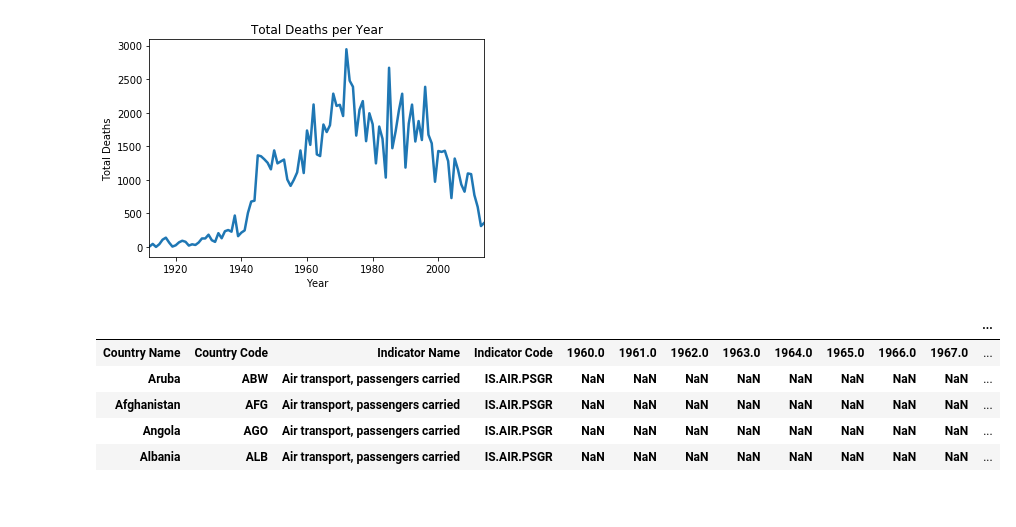
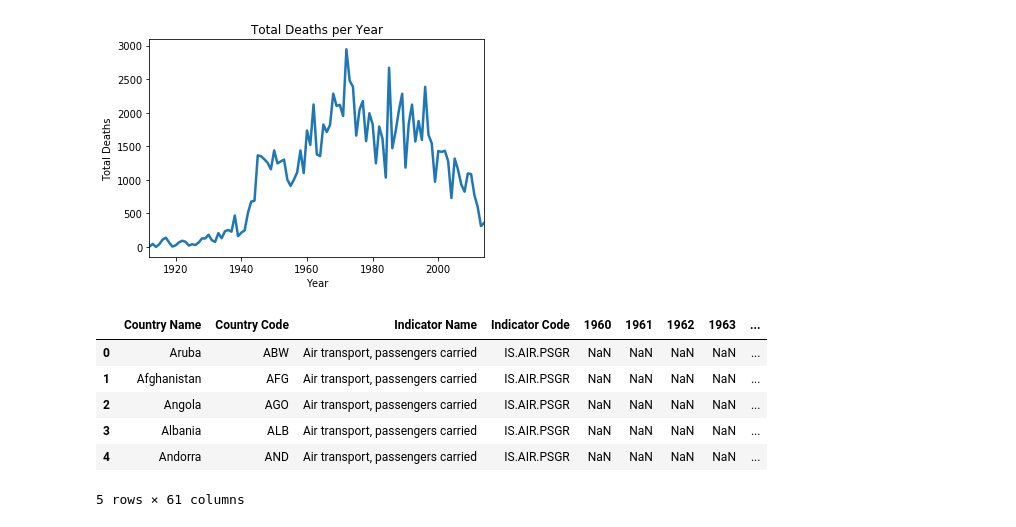
Before and after one commit to franko003/K2_Data_Science, a Jupyter notebook: Introductory_Concepts/scipy-notebooks/2_assignments/Matplotlib-Exercise.ipynb, the cells around one changed output. Drawn from its saved outputs; the diff is of its cells as text; code cells hidden in the pictures.

```diff
--- a/Introductory_Concepts/scipy-notebooks/2_assignments/Matplotlib-Exercise.ipynb
+++ b/Introductory_Concepts/scipy-notebooks/2_assignments/Matplotlib-Exercise.ipynb
@@ -217,15 +217,16 @@ plt.show()
 [figure]
 # %%
 # Question 4
-passenger_df = pd.read_csv('API_IS.AIR.PSGR_DS2_en_csv_v2.csv', skiprows=1, encoding='ISO-8859-1')
+passenger_df = pd.read_csv('pass_data.csv', encoding='ISO-8859-1')
 passenger_df.head()
 # %% [output]
-|  |  |  |  |  |  |  |  |  |  |  |  | ... |
-| Country Name | Country Code | Indicator Name | Indicator Code | 1960.0 | 1961.0 | 1962.0 | 1963.0 | 1964.0 | 1965.0 | 1966.0 | 1967.0 | ... |
-| Aruba | ABW | Air transport, passengers carried | IS.AIR.PSGR | NaN | NaN | NaN | NaN | NaN | NaN | NaN | NaN | ... |
-| Afghanistan | AFG | Air transport, passengers carried | IS.AIR.PSGR | NaN | NaN | NaN | NaN | NaN | NaN | NaN | NaN | ... |
-| Angola | AGO | Air transport, passengers carried | IS.AIR.PSGR | NaN | NaN | NaN | NaN | NaN | NaN | NaN | NaN | ... |
-| Albania | ALB | Air transport, passengers carried | IS.AIR.PSGR | NaN | NaN | NaN | NaN | NaN | NaN | NaN | NaN | ... |
+|  | Country Name | Country Code | Indicator Name | Indicator Code | 1960 | 1961 | 1962 | 1963 | ... |
+| 0 | Aruba | ABW | Air transport, passengers carried | IS.AIR.PSGR | NaN | NaN | NaN | NaN | ... |
+| 1 | Afghanistan | AFG | Air transport, passengers carried | IS.AIR.PSGR | NaN | NaN | NaN | NaN | ... |
+| 2 | Angola | AGO | Air transport, passengers carried | IS.AIR.PSGR | NaN | NaN | NaN | NaN | ... |
+| 3 | Albania | ALB | Air transport, passengers carried | IS.AIR.PSGR | NaN | NaN | NaN | NaN | ... |
+| 4 | Andorra | AND | Air transport, passengers carried | IS.AIR.PSGR | NaN | NaN | NaN | NaN | ... |
+5 rows × 61 columns
 # %%
 passenger_df.dtypes
 # %% [output]
```
Also changed, not shown: parts of 6 cells of this notebook, 2 other files.
